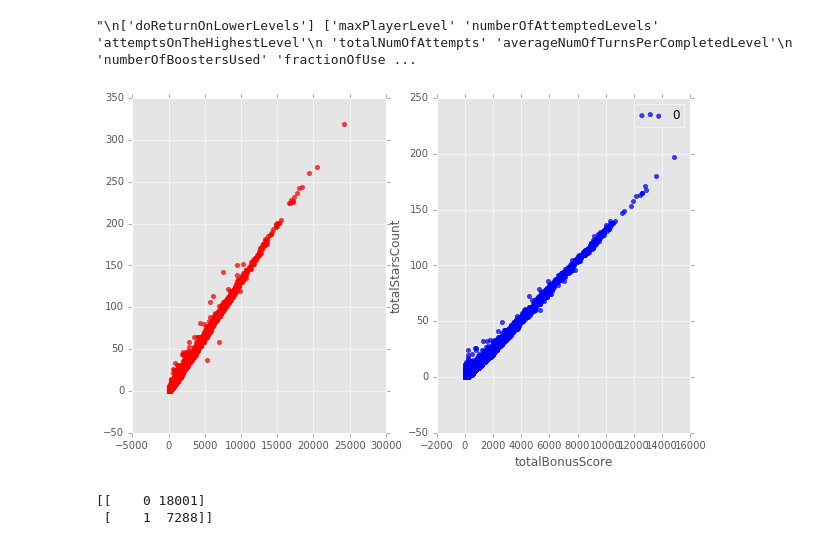
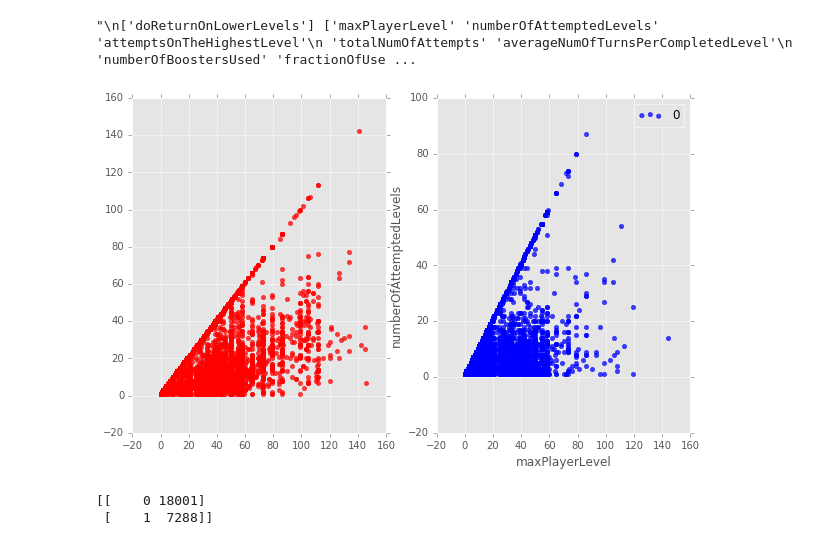
Before and after one commit to kurtov/onlinegames, a Jupyter notebook: 001. hello data + normalize.ipynb, the cells around one changed output. Cells and saved outputs as stored; diff of their text form; code cells hidden in the pictures.

```diff
--- a/001. hello data + normalize.ipynb
+++ b/001. hello data + normalize.ipynb
@@ -141,9 +129,9 @@ drow_scatter(data_train, y_train, 'maxPlayerLevel', 'numberOfAttemptedLevels')
 # %% [output]
 "\n['doReturnOnLowerLevels'] ['maxPlayerLevel' 'numberOfAttemptedLevels' 'attemptsOnTheHighestLevel'\n 'totalNumOfAttempts' 'averageNumOfTurnsPerCompletedLevel'\n 'numberOfBoostersUsed' 'fractionOfUse ...
 # %%
-drow_scatter(data_train, y_train, 'totalBonusScore', 'totalStarsCount', True)
+drow_scatter(data_train, y_train, 'maxPlayerLevel', 'numberOfAttemptedLevels', True)
 # %% [output]
-[figure, old version]
+[figure, new version]
 # %%
 unique, counts = np.unique(y_train, return_counts=True)
 
```
Also changed, not shown: parts of 23 cells of this notebook, 5 other files.
